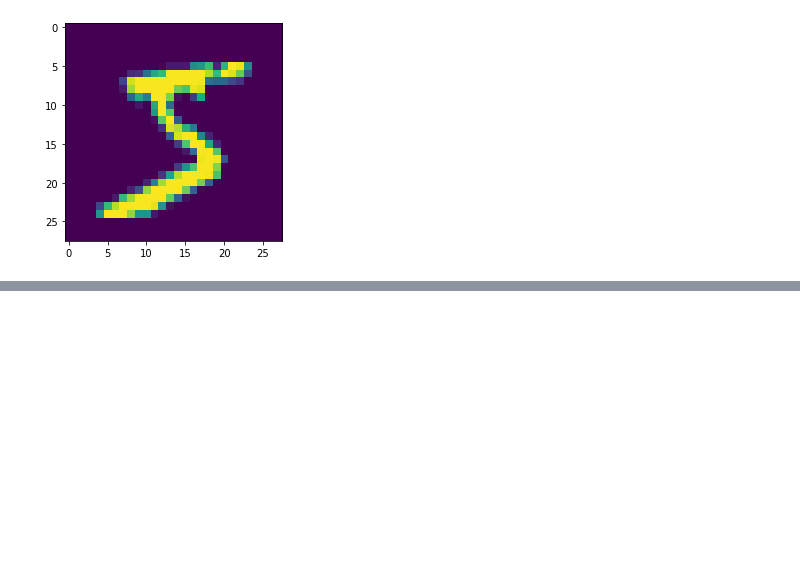
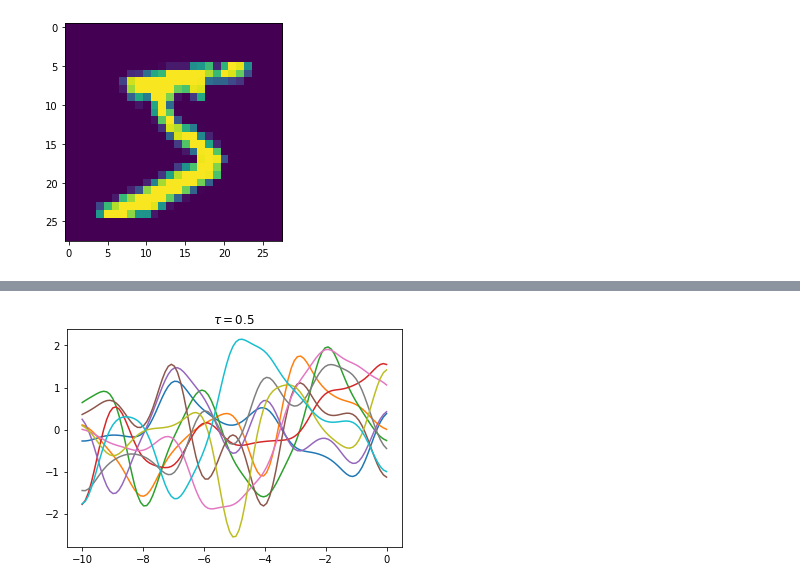
Before and after one commit to karasjoh000/KernelPCA, a Jupyter notebook: h2.ipynb, the cells around one changed output, grey strips where cells are left out. Saved outputs shown, nothing was run; the diff lists cells and outputs as text; code cells hidden in the pictures; blank space fills up the shorter version.

```diff
--- a/h2.ipynb
+++ b/h2.ipynb
@@ -25,12 +25,15 @@ def createmvn(kernel_matrix):
 # Section 1 Question 2
 # Sampling from a centered kernel.
 
+def create_kernel_matrix(kernelfunc, data):
+    return myarray(data.shape[0], lambda i, j: kernelfunc(data[int(i)] , data[int(j)]))
+
 def create_normal_distribution(kernel):
-    mu, cov = np.zeros(tf.shape(kernel).numpy()[0]), tf.linalg.inv(kernel)
-    scale = tf.linalg.cholesky(cov)
+    mu, cov = np.zeros(tf.shape(kernel).numpy()[0]), kernel
+    scale = np.linalg.cholesky(cov)
     return tfp.distributions.MultivariateNormalTriL(loc=mu,scale_tril=scale)
 
-def sampleRKHS(kernelfunc, data, ssize=12, center=True, rkhs_range=(-4,4), func_precision=100, diag_add=1e-5):
+def sampleRKHS(kernelfunc, data, ssize=12, center=True, rkhs_range=(-4,4), func_precision=100, diag_add=1e-6):
     """
     kernelfunc - lambda func that defines the kernel matrix of size dsize x dsize
     dsize - number of elements in the original dataset.
@@ -41,12 +44,11 @@ def sampleRKHS(kernelfunc, data, ssize=12, center=True, rkhs_range=(-4,4), func_
     returns X, Y -> X: domain values with shape(func_precision, ssize) Y: y values sampled RKHS functions
     shape(func_precision, ssize) each col represents x and y values of each sampled function.
     """
-
-    K = create_kernel_matrix(kernelfunc, data, diag_add)
-
+    K = create_kernel_matrix(kernelfunc, data)
     if center:
         IU = np.identity(data.shape[0]) - np.full((data.shape[0], data.shape[0]), 1 / data.shape[0])
         K = np.matmul(IU, np.matmul(K, IU))
+    K += np.identity(data.shape[0]) * diag_add
 
 
     mvn = create_normal_distribution(K)
@@ -79,4 +81,4 @@ def sampleRKHS(kernelfunc, data, ssize=12, center=True, rkhs_range=(-4,4), func_
     alphas = mvn.sample([ssize]).numpy() # sample the alpha weights by which each kernel function will be weighed.
     # each fx will need its own alpha. Amount sampled is the amount of sample functions we want to generate.
     Fx = np.matmul(Kx, alphas.T)
-    return X_f, Fx
+    return X_f, Fx, alphas
@@ -139,0 +85,11 @@ pd.DataFrame(np.linalg.cholesky(k))
+# %%
+t=0.5
+gk = lambda i, j: np.exp( (-1.0 /  ( 2.0 * t**2 )) * (i - j)**2 )
+data = np.array([i for i in range(-10, 1)])
+x,y,a = sampleRKHS(gk, data, diag_add=1e-6, rkhs_range=(-10,0))
+plt.title(r'$\tau = 0.5$')
+for i in range(0, 10):
+    plt.plot(x[:, i], y[:, i])
+#plt.savefig("./latex/figures/t05.pdf")
+# %% [output]
+[figure, added]
```
Also changed, not shown: parts of 6 cells of this notebook, 6 other files.
